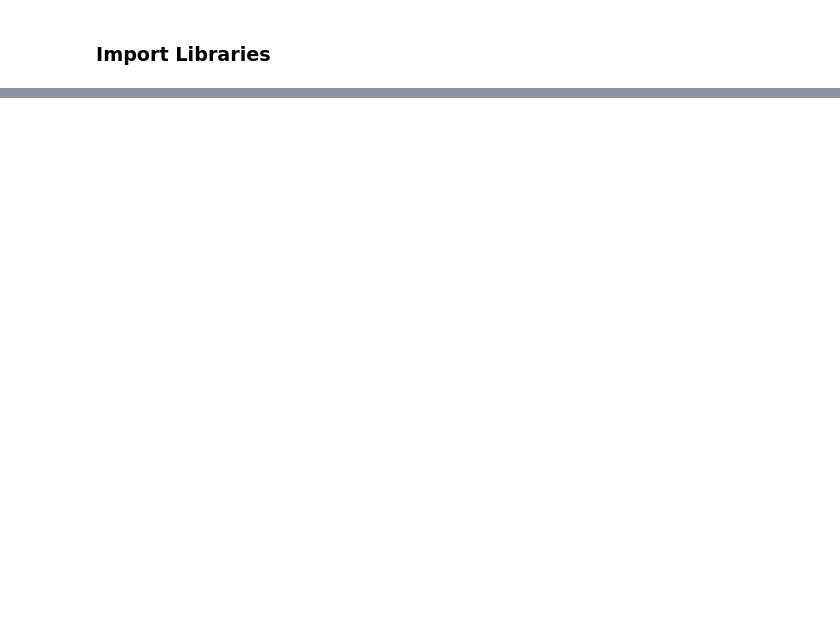
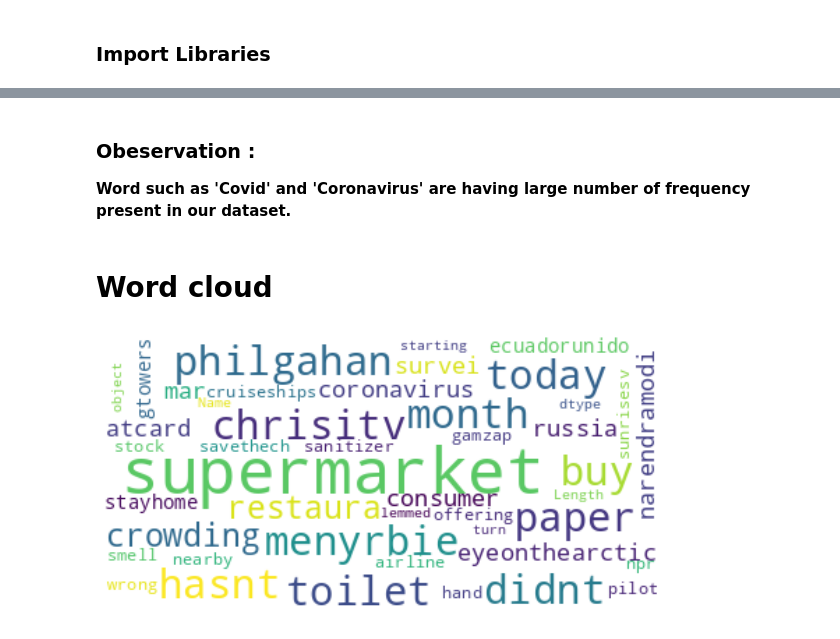
Before and after one commit to makdatascience/Coronavirus_tweets_sentiment_analysis, a Jupyter notebook: Coronavirus_tweets_sentiment_analysis.ipynb, the cells around one changed output, grey strips where cells are left out. Saved outputs shown, nothing was run; the diff lists cells and outputs as text; code cells hidden in the pictures; blank space fills up the shorter version.

```diff
--- a/Coronavirus_tweets_sentiment_analysis.ipynb
+++ b/Coronavirus_tweets_sentiment_analysis.ipynb
@@ -1229,0 +415,2 @@ Write the conclusion here.
+# %%
+df['temp_list'] = df['clean_tweets'].apply(lambda x:str(x).split())
@@ -1229,0 +441,19 @@ Write the conclusion here.
+# %% [markdown]
+### **Obeservation** :
+**Word such as 'Covid' and 'Coronavirus' are having large number of frequency  present in our dataset.**
+# %% [markdown]
+# **Word cloud**
+# %%
+#seperating the sentiments for word cloud
+neutral = pd.DataFrame(df[['stemmed','lemmed']] [df['Sentiment'] == 'Neutral'])
+positive = pd.DataFrame(df[['stemmed','lemmed']]  [df['Sentiment'] == 'Positive'])
+negative = pd.DataFrame(df[['stemmed','lemmed']]  [df['Sentiment'] == 'Negative'])
+# %%
+wc = WordCloud(background_color='white',contour_width=1,contour_color='steelblue')
+wc.generate(str(neutral['lemmed']))
+plt.figure(figsize=(10,10))
+plt.imshow(wc,interpolation='bilinear')
+plt.axis("off")
+plt.show()
+# %% [output]
+[figure, added]
```
Also changed, not shown: parts of 461 cells of this notebook.
